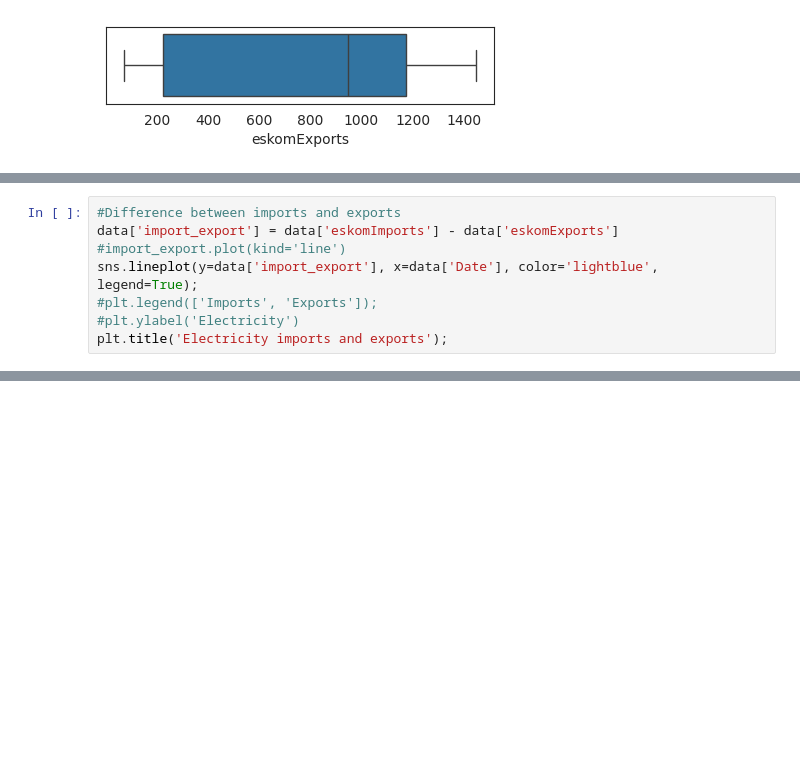
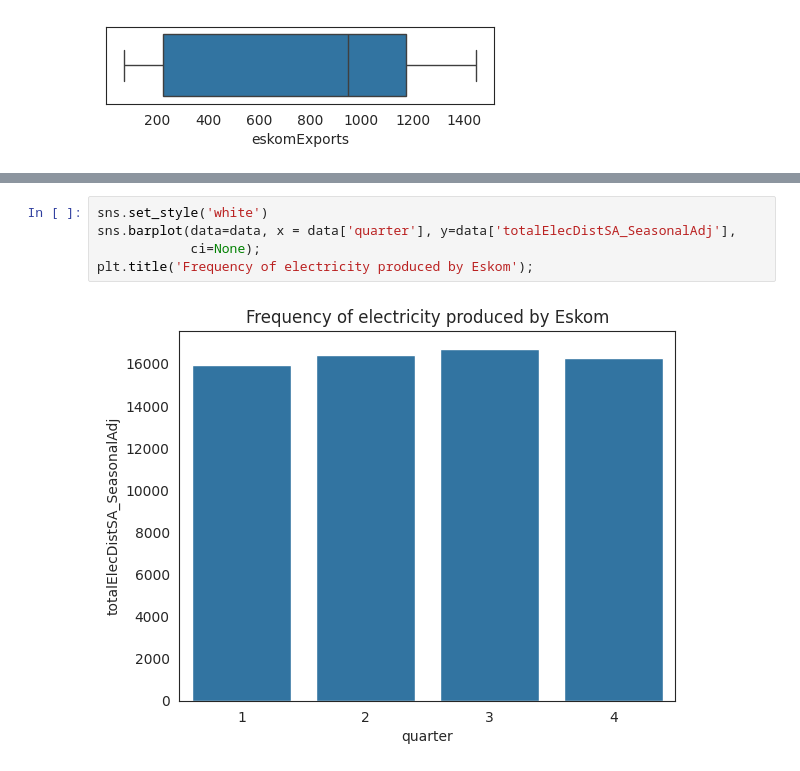
Before and after one commit to MbuyiseloNtando/Electricity-Generated-and-Available-for-Distribution-1985-2024, a Jupyter notebook: Untitled44.ipynb, the cells around one changed output, grey strips where cells are left out. Drawn from its saved outputs; the diff is of its cells as text; blank space fills up the shorter version.

```diff
--- a/Untitled44.ipynb
+++ b/Untitled44.ipynb
@@ -367,8 +376,0 @@ plt.title('Electricity produced vs distributed');
-# %%
-#Difference between imports and exports
-data['import_export'] = data['eskomImports'] - data['eskomExports']
-#import_export.plot(kind='line')
-sns.lineplot(y=data['import_export'], x=data['Date'], color='lightblue', legend=True);
-#plt.legend(['Imports', 'Exports']);
-#plt.ylabel('Electricity')
-plt.title('Electricity imports and exports');
@@ -376,0 +388,7 @@ plt.title('Electricity imports and exports');
+# %%
+sns.set_style('white')
+sns.barplot(data=data, x = data['quarter'], y=data['totalElecDistSA_SeasonalAdj'],
+            ci=None);
+plt.title('Frequency of electricity produced by Eskom');
+# %% [output]
+[figure, added]
```
Also changed, not shown: parts of 22 cells of this notebook.
